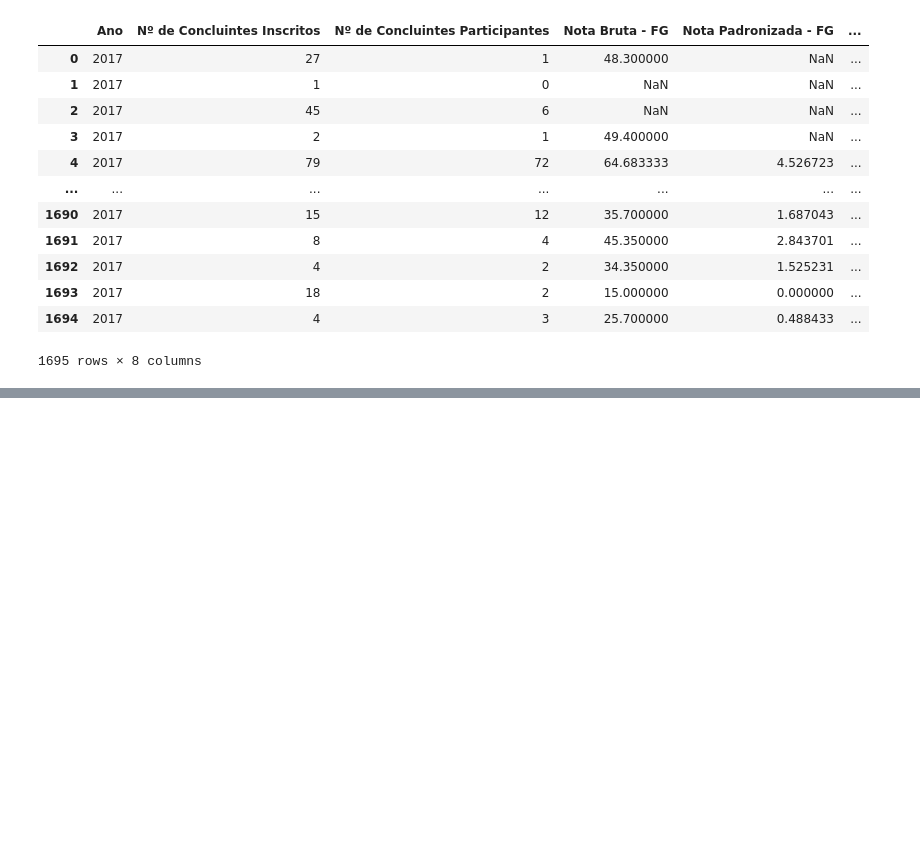
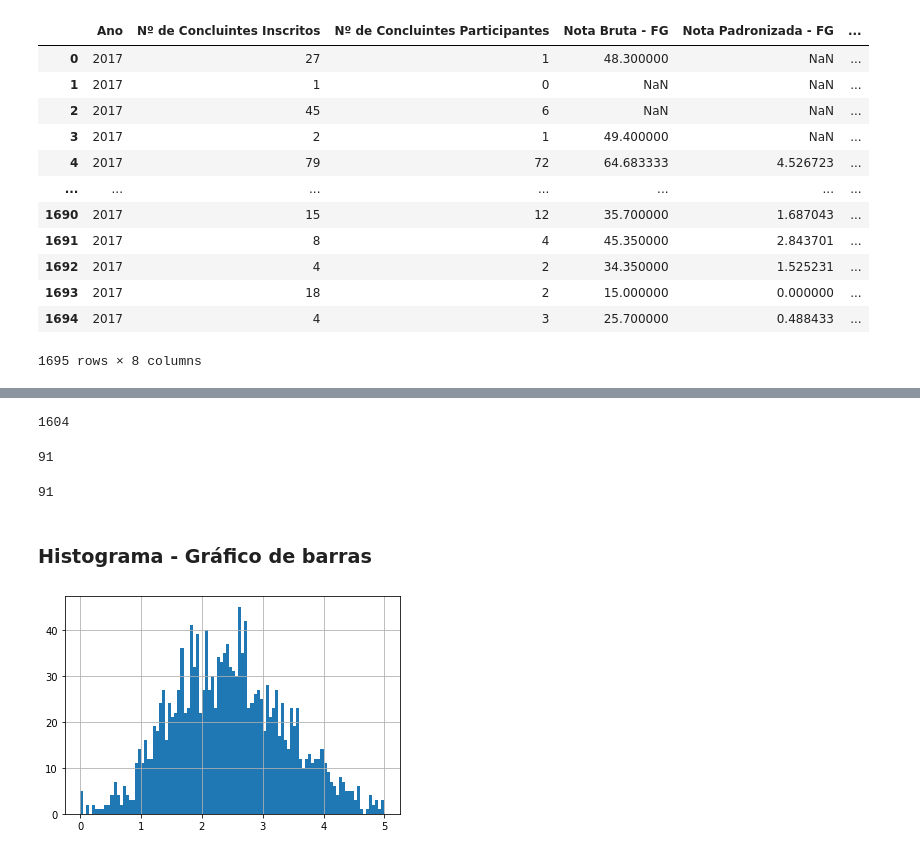
Before and after one commit to vitor-edu/Programa-de-Forma-o-Big-Data-BRQ, a Jupyter notebook: Matplotlib.ipynb, the cells around one changed output, grey strips where cells are left out. Cells and saved outputs as stored; diff of their text form; code cells hidden in the pictures; blank space fills up the shorter version.

```diff
--- a/Matplotlib.ipynb
+++ b/Matplotlib.ipynb
@@ -118,0 +121,3 @@ x.describe() # Comando describe retorna alguns cauculos matematicos com os dados
+# %%
+z = x.iloc[:,7] # Retornando a cioluna  'Conceito Enade', para posterior análise com demonstrações em gráficos, utilizando a biblioteca matplotlib.
+z
@@ -118,0 +156,21 @@ x.describe() # Comando describe retorna alguns cauculos matematicos com os dados
+# %%
+print(z.count()) # Retornando a contagem de dados não-nulos da coluna.
+# O último numero sendo 1694 foi retornado a quantidade de campos prenchidos 1604, sendo assim contem 90 campos que precisa ser tratado.
+# %% [output]
+1604
+# %%
+print(z.isnull().sum()) # Retorna a quantidade de campos nulos da coluna.
+# %% [output]
+91
+# %%
+print(z.isna().sum()) # Função isna retorna a quantidade de campos vazios.
+# %% [output]
+91
+# %% [markdown]
+### Histograma - Gráfico de barras
+# %%
+import matplotlib.pyplot as plt # Importando biblioteca para composição dos gráficos, o conjunto de dados escolhido para análise sera a coluna .
+z.hist(bins = 100)
+plt.show()
+# %% [output]
+[figure, added]
```
Also changed, not shown: parts of 14 cells of this notebook.
